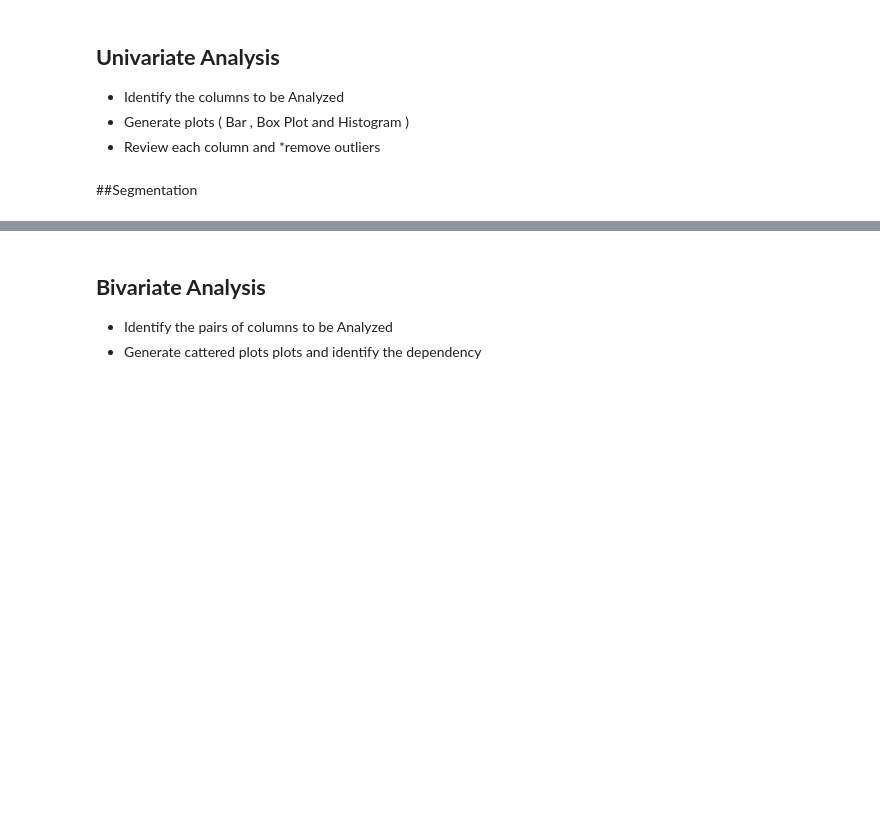
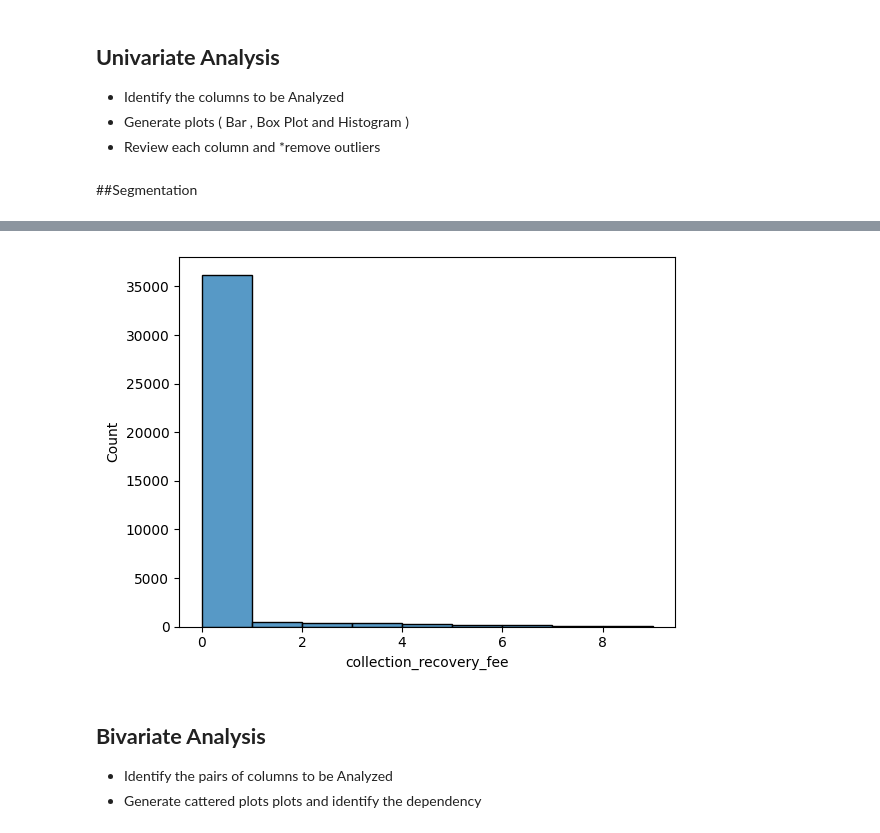
Before and after one commit to balu337/LendingClubRepo, a Jupyter notebook: LC_v1.ipynb, the cells around one changed output, grey strips where cells are left out. Cells and saved outputs as stored; diff of their text form; code cells hidden in the pictures; blank space fills up the shorter version.

```diff
--- a/LC_v1.ipynb
+++ b/LC_v1.ipynb
@@ -361,3 +325,8 @@ extra_cols=['id', 'member_id', , ,
+# %%
+sns.histplot(x=df1['collection_recovery_fee'], bins = range(0,10,1) )
+plt.show()
+# %% [output]
+[figure, added]
 # %% [markdown]
 ## **Bivariate Analysis**
 
```
Also changed, not shown: parts of 22 cells of this notebook.
